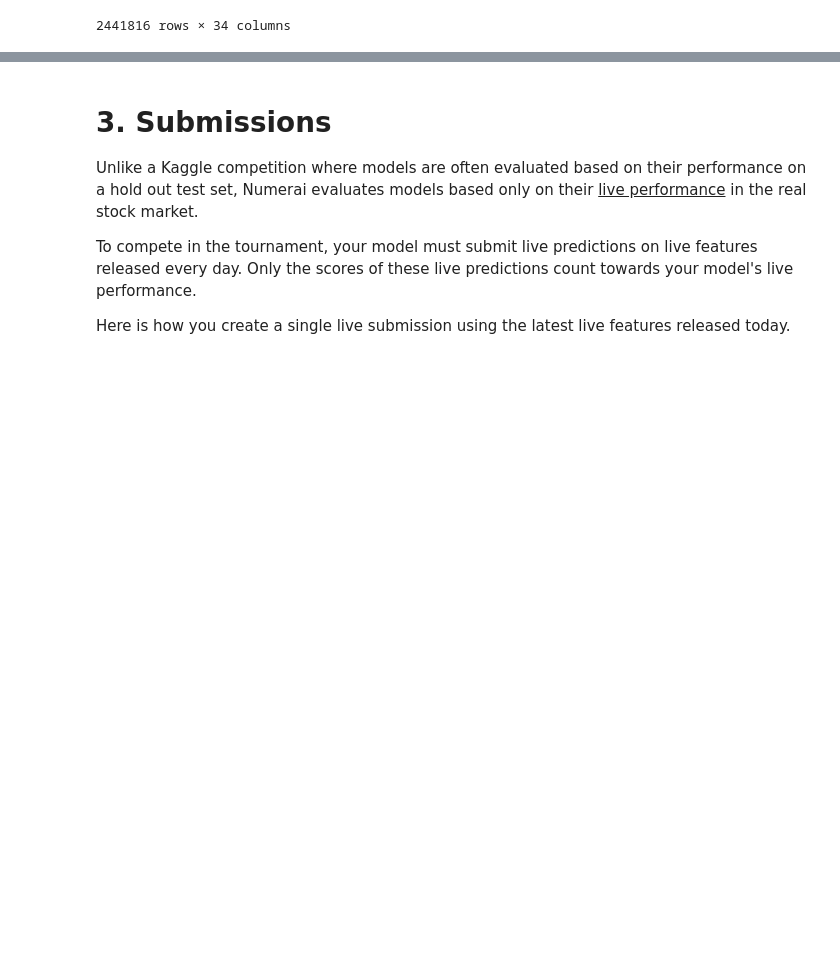
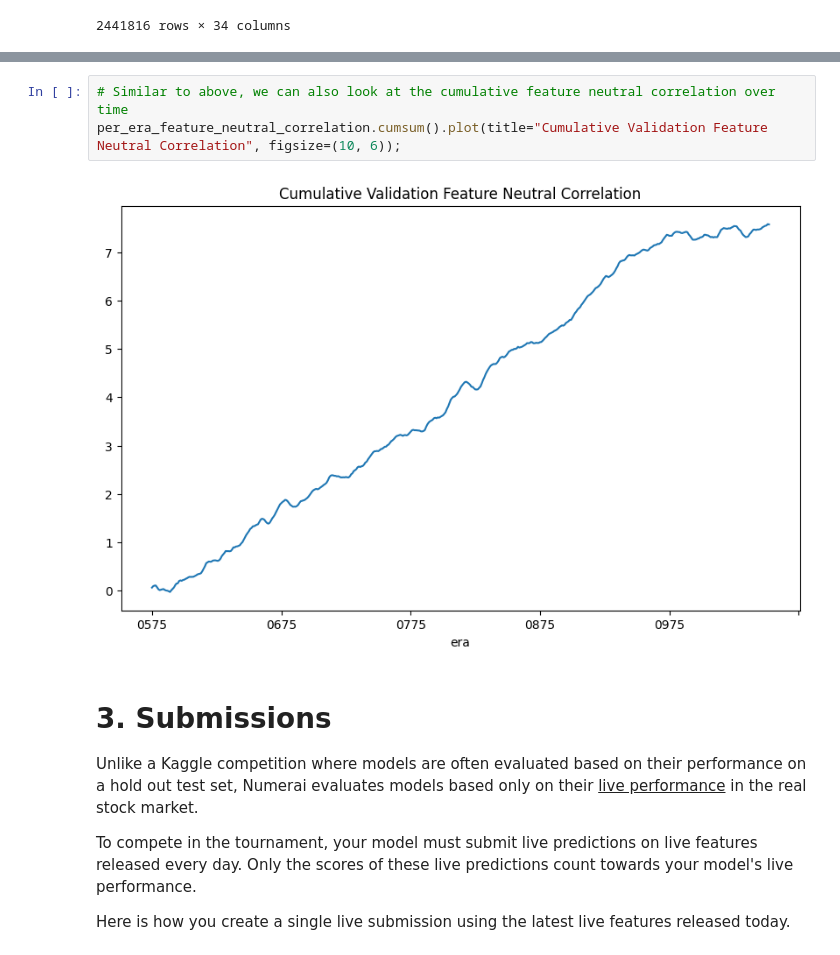
Before and after one commit to numerai/hello-numerai, a Jupyter notebook: example_notebook.ipynb, the cells around one changed output, grey strips where cells are left out. Drawn from its saved outputs; the diff is of its cells as text; blank space fills up the shorter version.

```diff
--- a/example_notebook.ipynb
+++ b/example_notebook.ipynb
@@ -171,3 +287,8 @@ validation_data.groupby("era").apply(lambda x: x["prediction"].corr(x["target"])
+# %%
+# Similar to above, we can also look at the cumulative feature neutral correlation over time
+per_era_feature_neutral_correlation.cumsum().plot(title="Cumulative Validation Feature Neutral Correlation", figsize=(10, 6));
+# %% [output]
+[figure, added]
 # %% [markdown]
 # 3. Submissions
 Unlike a Kaggle competition where models are often evaluated based on their performance on a hold out test set, Numerai evaluates models based only on their <ins>live performance</ins> in the real stock market.
```
Also changed, not shown: parts of 30 cells of this notebook.
